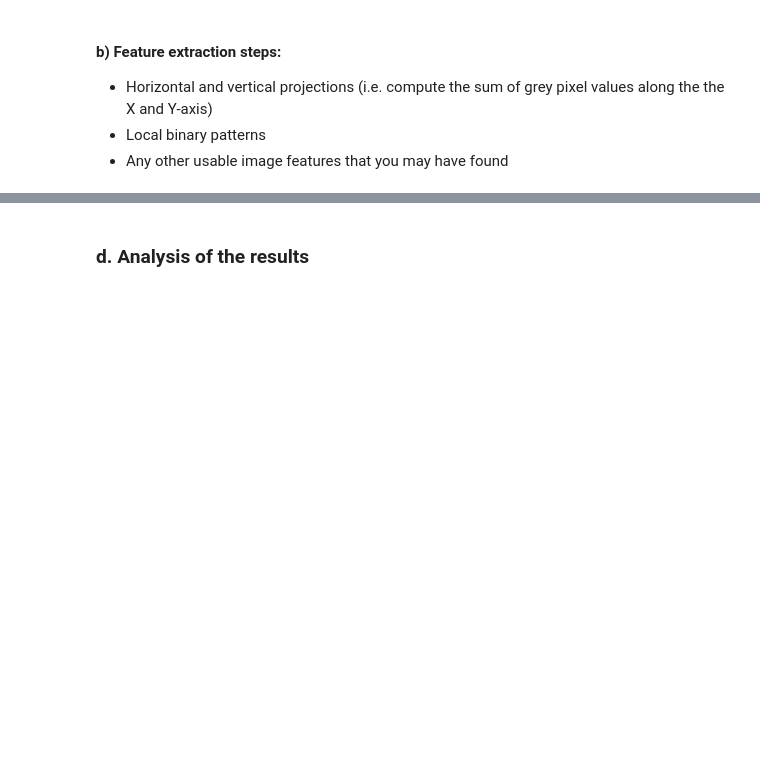
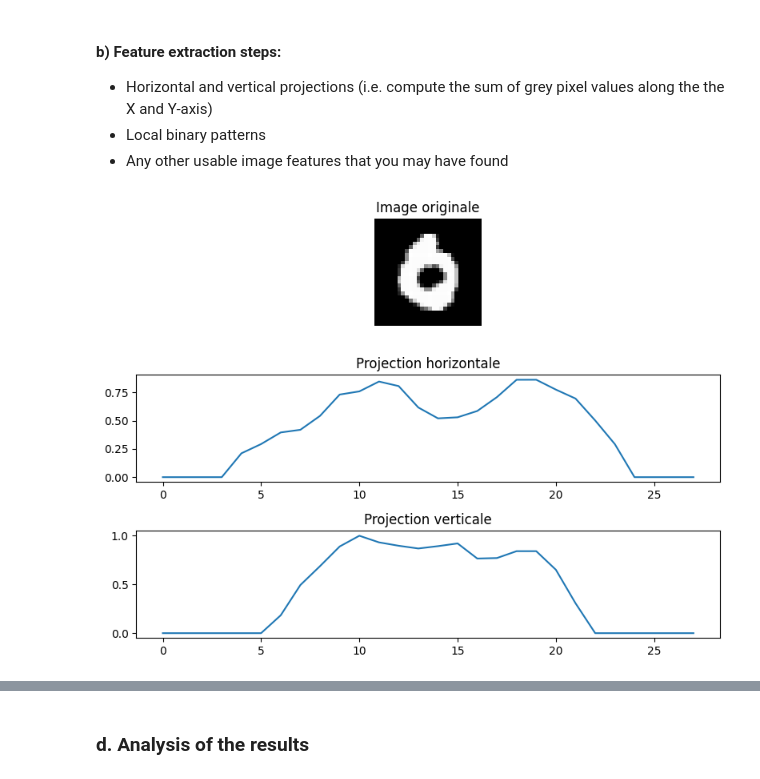
Before and after one commit to pleopleo6/FTP__ML, a Jupyter notebook: ML-PW-07-pellandini-gervasio-jaquet/ex1-digit-classification/ex1-digit-classification-pellandini-gervasio-jaquet.ipynb, the cells around one changed output, grey strips where cells are left out. Saved outputs shown, nothing was run; the diff lists cells and outputs as text; code cells hidden in the pictures; blank space fills up the shorter version.

```diff
--- a/ML-PW-07-pellandini-gervasio-jaquet/ex1-digit-classification/ex1-digit-classification-pellandini-gervasio-jaquet.ipynb
+++ b/ML-PW-07-pellandini-gervasio-jaquet/ex1-digit-classification/ex1-digit-classification-pellandini-gervasio-jaquet.ipynb
@@ -463,4 +453,46 @@ Results do no change much from best model (slight decrease in metrics). But
 * Local binary patterns
 * Any other usable image features that you may have found
 # %%
+
+def compute_projections(X, img_h=28, img_w=28, normalize=True):
+    """
+    X: (n_samples, 784) en float ou int
+    Retourne: (n_samples, 56) = 28 (horizontal) + 28 (vertical)
+    """
+    X_reshaped = X.reshape(-1, img_h, img_w)
+    horizontal = np.sum(X_reshaped, axis=2)  # somme sur colonnes -> 28
+    vertical   = np.sum(X_reshaped, axis=1)  # somme sur lignes  -> 28
+    feats = np.concatenate([horizontal, vertical], axis=1)
+
+    if normalize:
+        # normalisation par max pour rendre comparable quel que soit le contraste
+        max_val = np.max(feats, axis=1, keepdims=True)
+        max_val[max_val == 0] = 1.0
+        feats = feats / max_val
+    return feats
+
+# Choisis la version d’images que tu veux (grises ou binaires)
+X_train_proj = compute_projections(X_train_2)     # ou compute_projections(X_train_bin)
+X_test_proj  = compute_projections(X_test_2)      # ou compute_projections(X_test_bin)
+
+# Visualisation rapide comme dans ton snippet (ex sur le 1er exemple du train "brut")
+example_image = X_train_2[0].reshape((28, 28))
+plt.figure(figsize=(8, 6))
+plt.subplot(3, 1, 1)
+plt.imshow(example_image, cmap="gray")
+plt.title("Image originale")
+plt.axis("off")
+
 # horizontal
+plt.subplot(3, 1, 2)
+plt.plot(X_train_proj[0][:28])
+plt.title("Projection horizontale")
+
+# vertical
+plt.subplot(3, 1, 3)
+plt.plot(X_train_proj[0][28:])
+plt.title("Projection verticale")
+plt.tight_layout()
+plt.show()
+# %% [output]
+[figure, added]
```
Also changed, not shown: parts of 12 cells of this notebook.
